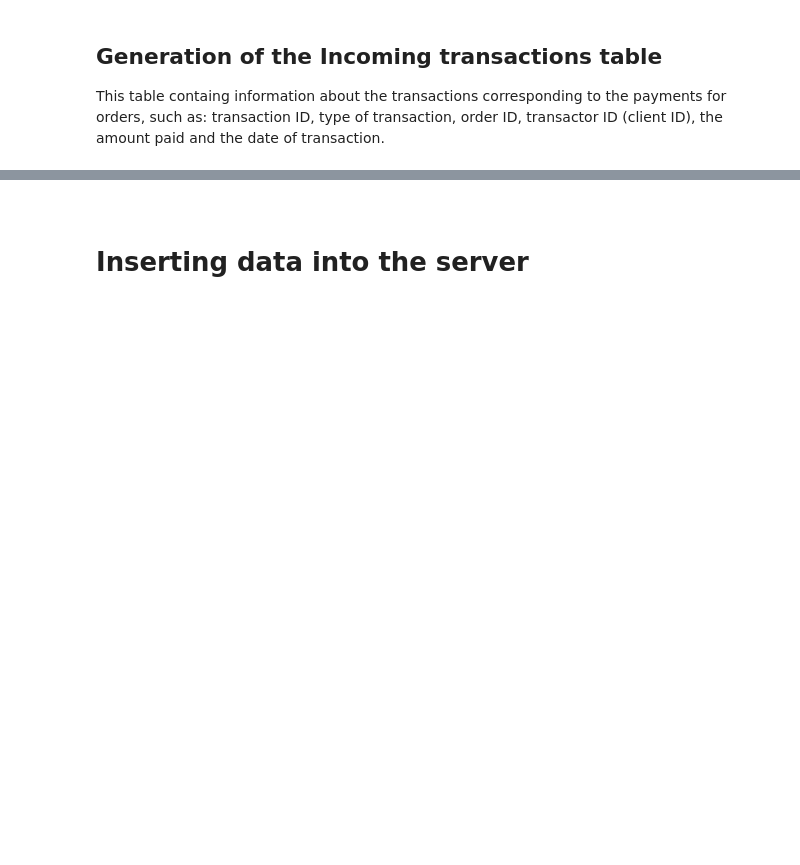
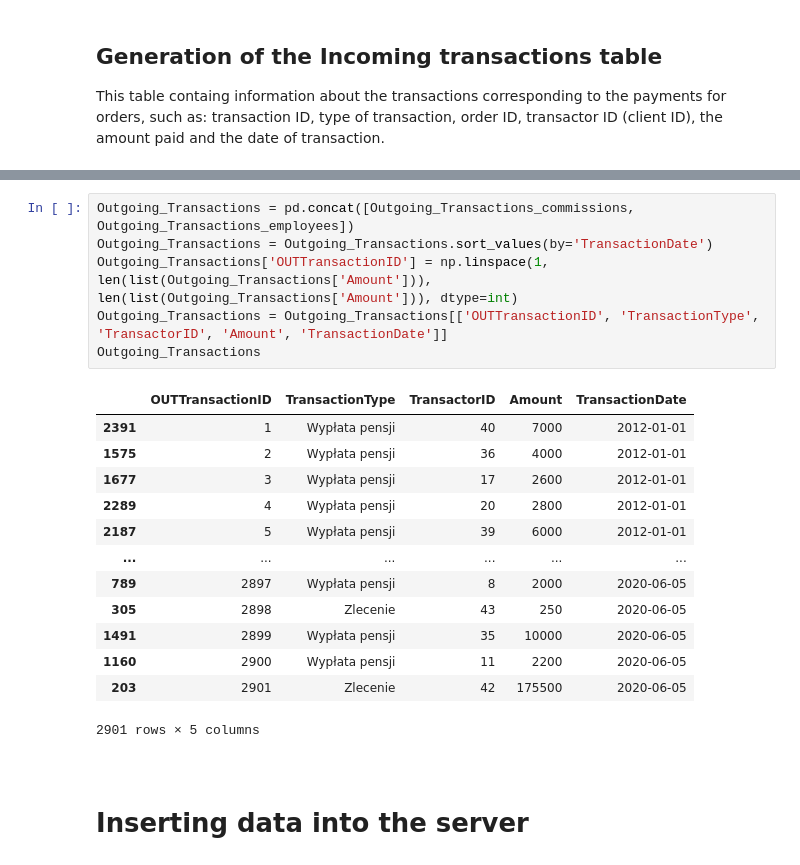
Before and after one commit to Mulares/Shipping_company_database, a Jupyter notebook: Shipping_company_database.ipynb, the cells around one changed output, grey strips where cells are left out. Cells and saved outputs as stored; diff of their text form; blank space fills up the shorter version.

```diff
--- a/Shipping_company_database.ipynb
+++ b/Shipping_company_database.ipynb
@@ -763,3 +803,23 @@ Outgoing_Transactions_employees
+# %%
+Outgoing_Transactions = pd.concat([Outgoing_Transactions_commissions, Outgoing_Transactions_employees])
+Outgoing_Transactions = Outgoing_Transactions.sort_values(by='TransactionDate')
+Outgoing_Transactions['OUTTransactionID'] = np.linspace(1, len(list(Outgoing_Transactions['Amount'])), len(list(Outgoing_Transactions['Amount'])), dtype=int)
+Outgoing_Transactions = Outgoing_Transactions[['OUTTransactionID', 'TransactionType', 'TransactorID', 'Amount', 'TransactionDate']]
+Outgoing_Transactions
+# %% [output]
+|  | OUTTransactionID | TransactionType | TransactorID | Amount | TransactionDate |
+| 2391 | 1 | Wypłata pensji | 40 | 7000 | 2012-01-01 |
+| 1575 | 2 | Wypłata pensji | 36 | 4000 | 2012-01-01 |
+| 1677 | 3 | Wypłata pensji | 17 | 2600 | 2012-01-01 |
+| 2289 | 4 | Wypłata pensji | 20 | 2800 | 2012-01-01 |
+| 2187 | 5 | Wypłata pensji | 39 | 6000 | 2012-01-01 |
+| ... | ... | ... | ... | ... | ... |
+| 789 | 2897 | Wypłata pensji | 8 | 2000 | 2020-06-05 |
+| 305 | 2898 | Zlecenie | 43 | 250 | 2020-06-05 |
+| 1491 | 2899 | Wypłata pensji | 35 | 10000 | 2020-06-05 |
+| 1160 | 2900 | Wypłata pensji | 11 | 2200 | 2020-06-05 |
+| 203 | 2901 | Zlecenie | 42 | 175500 | 2020-06-05 |
+2901 rows × 5 columns
 # %% [markdown]
 <br>
 
```
Also changed, not shown: parts of 20 cells of this notebook, 2 other files.
